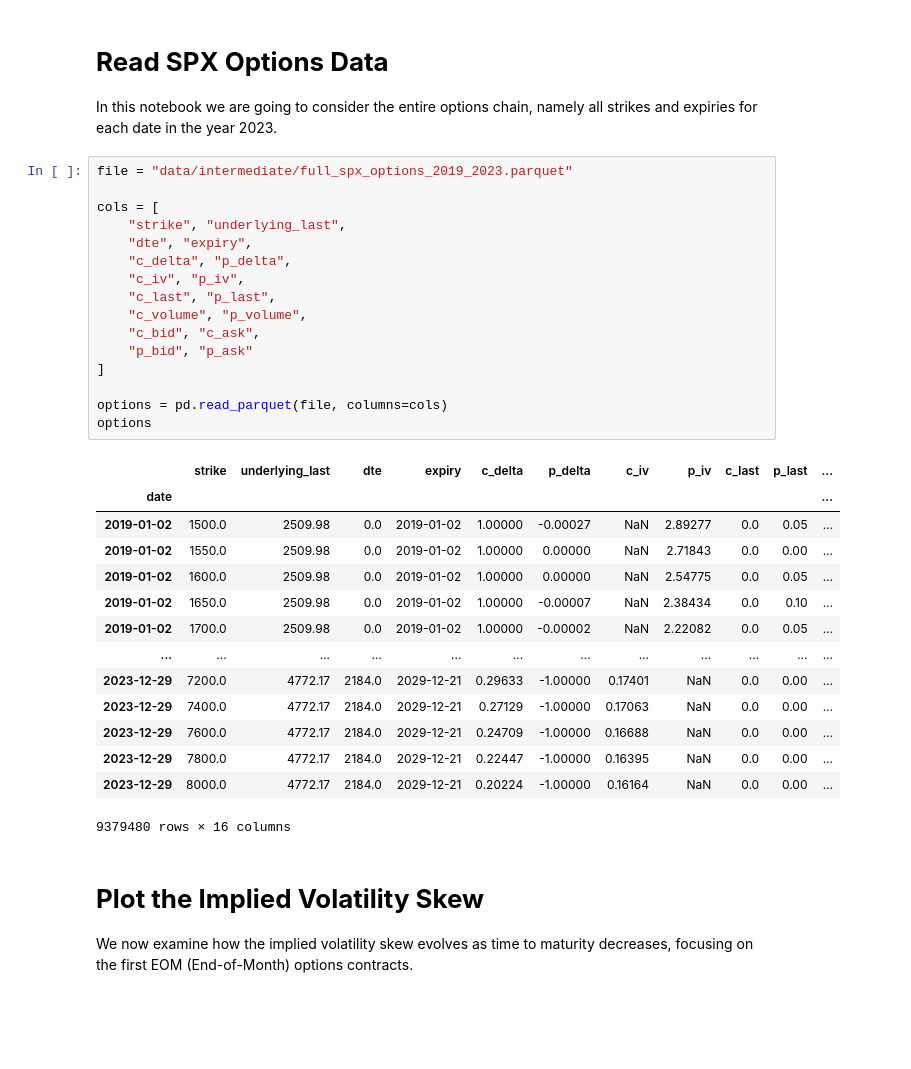
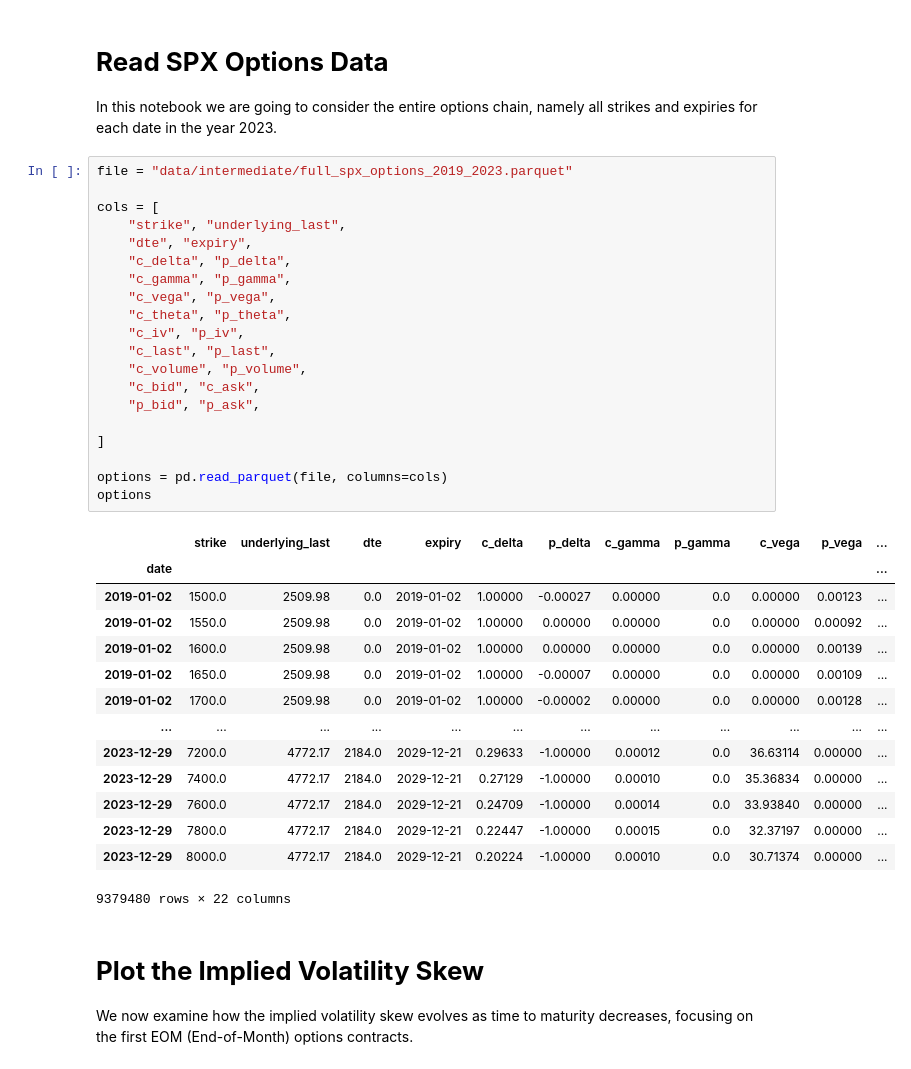
Before and after one commit to anthonymakarewicz/volatility-trading, a Jupyter notebook: skew_trading.ipynb, the cells around one changed output. Saved outputs shown, nothing was run; the diff lists cells and outputs as text; blank space fills up the shorter version.

```diff
--- a/skew_trading.ipynb
+++ b/skew_trading.ipynb
@@ -55,34 +55,38 @@ In this notebook we are going to consider the entire options chain, namely all s
 # %%
 file = "data/intermediate/full_spx_options_2019_2023.parquet"
 
 cols = [
     "strike", "underlying_last",
     "dte", "expiry",
     "c_delta", "p_delta",
+    "c_gamma", "p_gamma",
+    "c_vega", "p_vega",
+    "c_theta", "p_theta",
     "c_iv", "p_iv",
     "c_last", "p_last",
     "c_volume", "p_volume",
     "c_bid", "c_ask",
-    "p_bid", "p_ask"
+    "p_bid", "p_ask",
+
 ]
 
 options = pd.read_parquet(file, columns=cols)
 options
 # %% [output]
-|  | strike | underlying_last | dte | expiry | c_delta | p_delta | c_iv | p_iv | c_last | p_last | ... |
+|  | strike | underlying_last | dte | expiry | c_delta | p_delta | c_gamma | p_gamma | c_vega | p_vega | ... |
 | date |  |  |  |  |  |  |  |  |  |  | ... |
-| 2019-01-02 | 1500.0 | 2509.98 | 0.0 | 2019-01-02 | 1.00000 | -0.00027 | NaN | 2.89277 | 0.0 | 0.05 | ... |
-| 2019-01-02 | 1550.0 | 2509.98 | 0.0 | 2019-01-02 | 1.00000 | 0.00000 | NaN | 2.71843 | 0.0 | 0.00 | ... |
-| 2019-01-02 | 1600.0 | 2509.98 | 0.0 | 2019-01-02 | 1.00000 | 0.00000 | NaN | 2.54775 | 0.0 | 0.05 | ... |
-| 2019-01-02 | 1650.0 | 2509.98 | 0.0 | 2019-01-02 | 1.00000 | -0.00007 | NaN | 2.38434 | 0.0 | 0.10 | ... |
-| 2019-01-02 | 1700.0 | 2509.98 | 0.0 | 2019-01-02 | 1.00000 | -0.00002 | NaN | 2.22082 | 0.0 | 0.05 | ... |
+| 2019-01-02 | 1500.0 | 2509.98 | 0.0 | 2019-01-02 | 1.00000 | -0.00027 | 0.00000 | 0.0 | 0.00000 | 0.00123 | ... |
+| 2019-01-02 | 1550.0 | 2509.98 | 0.0 | 2019-01-02 | 1.00000 | 0.00000 | 0.00000 | 0.0 | 0.00000 | 0.00092 | ... |
+| 2019-01-02 | 1600.0 | 2509.98 | 0.0 | 2019-01-02 | 1.00000 | 0.00000 | 0.00000 | 0.0 | 0.00000 | 0.00139 | ... |
+| 2019-01-02 | 1650.0 | 2509.98 | 0.0 | 2019-01-02 | 1.00000 | -0.00007 | 0.00000 | 0.0 | 0.00000 | 0.00109 | ... |
+| 2019-01-02 | 1700.0 | 2509.98 | 0.0 | 2019-01-02 | 1.00000 | -0.00002 | 0.00000 | 0.0 | 0.00000 | 0.00128 | ... |
 | ... | ... | ... | ... | ... | ... | ... | ... | ... | ... | ... | ... |
-| 2023-12-29 | 7200.0 | 4772.17 | 2184.0 | 2029-12-21 | 0.29633 | -1.00000 | 0.17401 | NaN | 0.0 | 0.00 | ... |
-| 2023-12-29 | 7400.0 | 4772.17 | 2184.0 | 2029-12-21 | 0.27129 | -1.00000 | 0.17063 | NaN | 0.0 | 0.00 | ... |
-| 2023-12-29 | 7600.0 | 4772.17 | 2184.0 | 2029-12-21 | 0.24709 | -1.00000 | 0.16688 | NaN | 0.0 | 0.00 | ... |
-| 2023-12-29 | 7800.0 | 4772.17 | 2184.0 | 2029-12-21 | 0.22447 | -1.00000 | 0.16395 | NaN | 0.0 | 0.00 | ... |
-| 2023-12-29 | 8000.0 | 4772.17 | 2184.0 | 2029-12-21 | 0.20224 | -1.00000 | 0.16164 | NaN | 0.0 | 0.00 | ... |
+| 2023-12-29 | 7200.0 | 4772.17 | 2184.0 | 2029-12-21 | 0.29633 | -1.00000 | 0.00012 | 0.0 | 36.63114 | 0.00000 | ... |
+| 2023-12-29 | 7400.0 | 4772.17 | 2184.0 | 2029-12-21 | 0.27129 | -1.00000 | 0.00010 | 0.0 | 35.36834 | 0.00000 | ... |
+| 2023-12-29 | 7600.0 | 4772.17 | 2184.0 | 2029-12-21 | 0.24709 | -1.00000 | 0.00014 | 0.0 | 33.93840 | 0.00000 | ... |
+| 2023-12-29 | 7800.0 | 4772.17 | 2184.0 | 2029-12-21 | 0.22447 | -1.00000 | 0.00015 | 0.0 | 32.37197 | 0.00000 | ... |
+| 2023-12-29 | 8000.0 | 4772.17 | 2184.0 | 2029-12-21 | 0.20224 | -1.00000 | 0.00010 | 0.0 | 30.71374 | 0.00000 | ... |
-9379480 rows × 16 columns
+9379480 rows × 22 columns
 # %% [markdown]
 # **Plot the Implied Volatility Skew**
 
```
Also changed, not shown: parts of 9 cells of this notebook, 1 other file.
